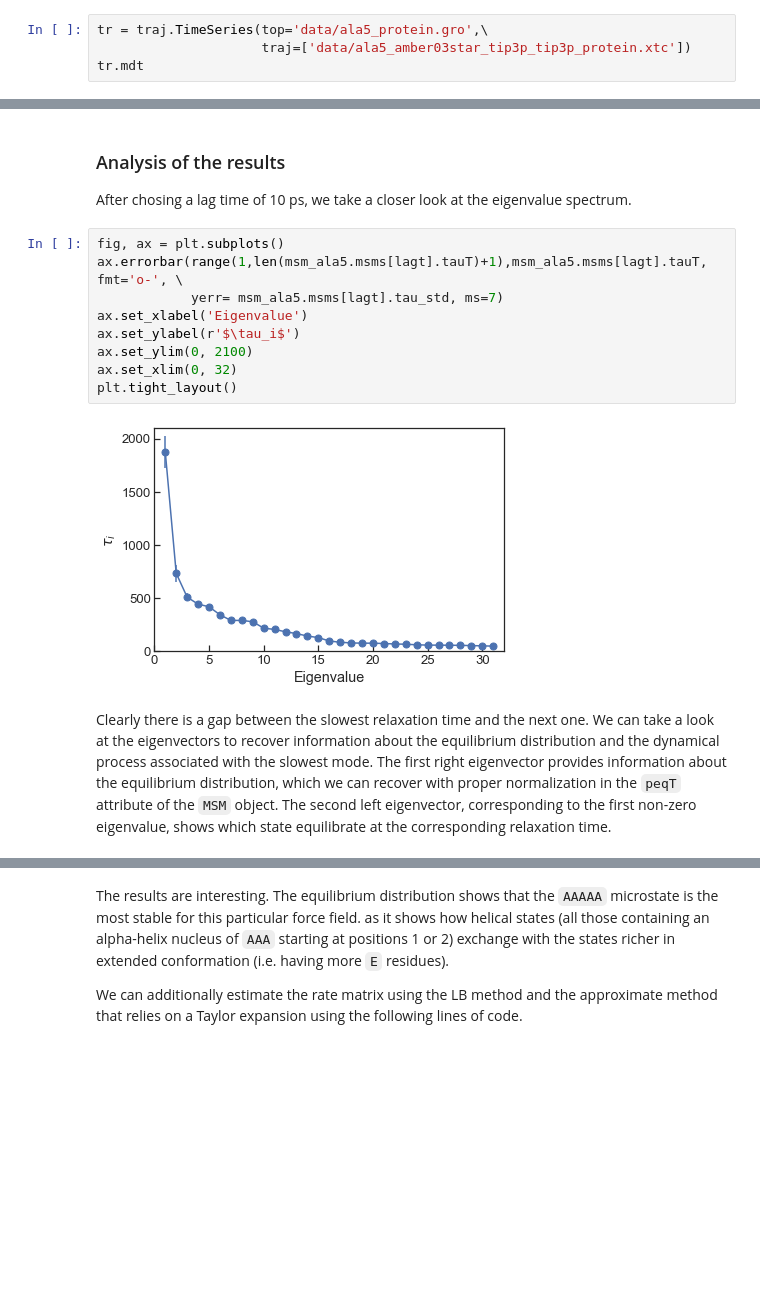
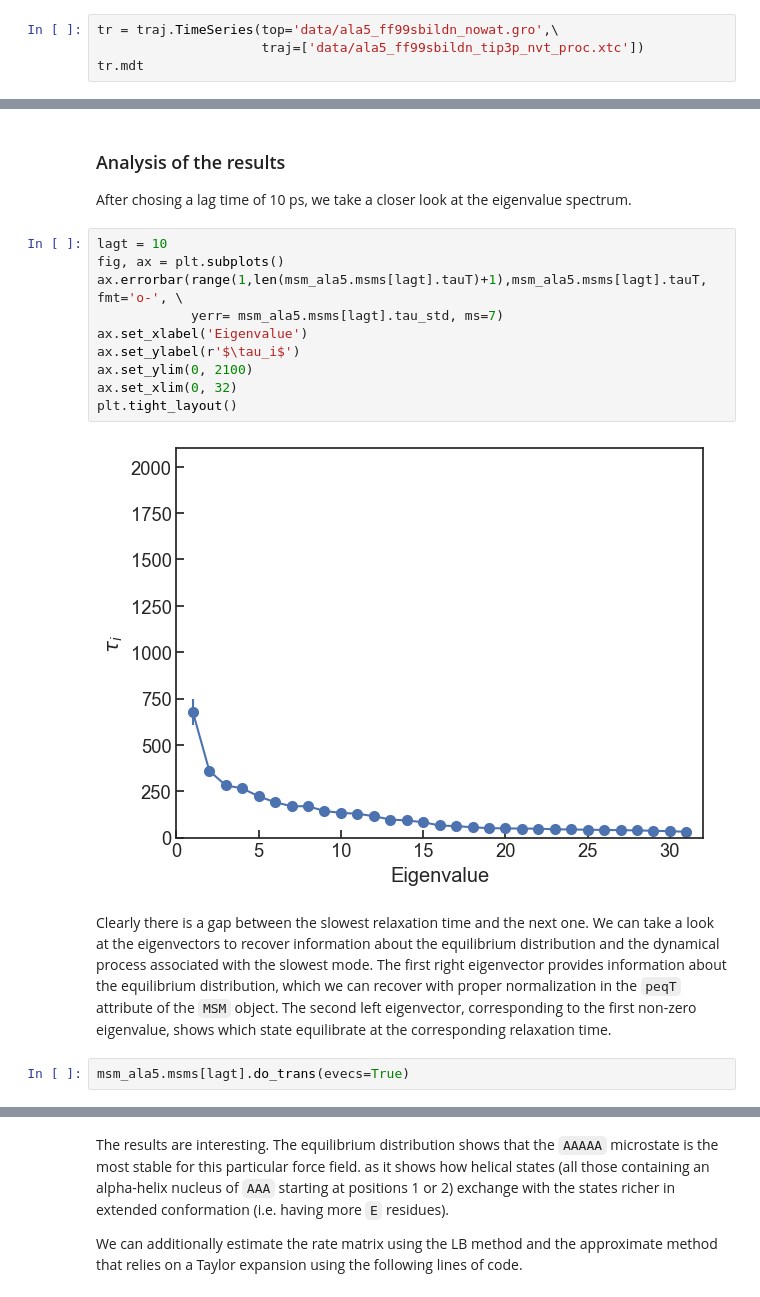
Before and after one commit to BioKT/MasterMSM, a Jupyter notebook: examples/alanine_pentapeptide/ala_pentapeptide.ipynb, the cells around one changed output, grey strips where cells are left out. Cells and saved outputs as stored; diff of their text form; blank space fills up the shorter version.

````diff
--- a/examples/alanine_pentapeptide/ala_pentapeptide.ipynb
+++ b/examples/alanine_pentapeptide/ala_pentapeptide.ipynb
@@ -23,7 +20,7 @@ We start loading the data using the data structures from the `trajectory` module
 from mastermsm.trajectory import traj
 import mdtraj as md
 # %%
-tr = traj.TimeSeries(top='data/ala5_protein.gro',\
-                     traj=['data/ala5_amber03star_tip3p_tip3p_protein.xtc'])
+tr = traj.TimeSeries(top='data/ala5_ff99sbildn_nowat.gro',\
+                     traj=['data/ala5_ff99sbildn_tip3p_nvt_proc.xtc'])
 tr.mdt
 # %% [output]
@@ -136,18 +141,21 @@ It seems that from very early on, the relaxation times of the model are pretty w
 ### Analysis of the results
 After chosing a lag time of 10 ps, we take a closer look at the eigenvalue spectrum.
 # %%
+lagt = 10
 fig, ax = plt.subplots()
 ax.errorbar(range(1,len(msm_ala5.msms[lagt].tauT)+1),msm_ala5.msms[lagt].tauT, fmt='o-', \
             yerr= msm_ala5.msms[lagt].tau_std, ms=7)
 ax.set_xlabel('Eigenvalue')
 ax.set_ylabel(r'$\tau_i$')
 ax.set_ylim(0, 2100)
 ax.set_xlim(0, 32)
 plt.tight_layout()
 # %% [output]
-[figure, old version]
+[figure, new version]
 # %% [markdown]
 Clearly there is a gap between the slowest relaxation time and the next one. We can take a look at the eigenvectors to recover information about the equilibrium distribution and the dynamical process associated with the slowest mode. The first right eigenvector provides information about the equilibrium distribution, which we can recover with proper normalization in the ```peqT``` attribute of the ```MSM``` object. The second left eigenvector, corresponding to the first non-zero eigenvalue, shows which state equilibrate at the corresponding relaxation time.
+# %%
+msm_ala5.msms[lagt].do_trans(evecs=True)
 # %%
 fig, ax = plt.subplots(2,1, sharex=True)
 ax[0].errorbar(range(len(msm_ala5.msms[lagt].peqT)), msm_ala5.msms[lagt].peqT, \
````
Also changed, not shown: parts of 14 cells of this notebook, 3 other files.
